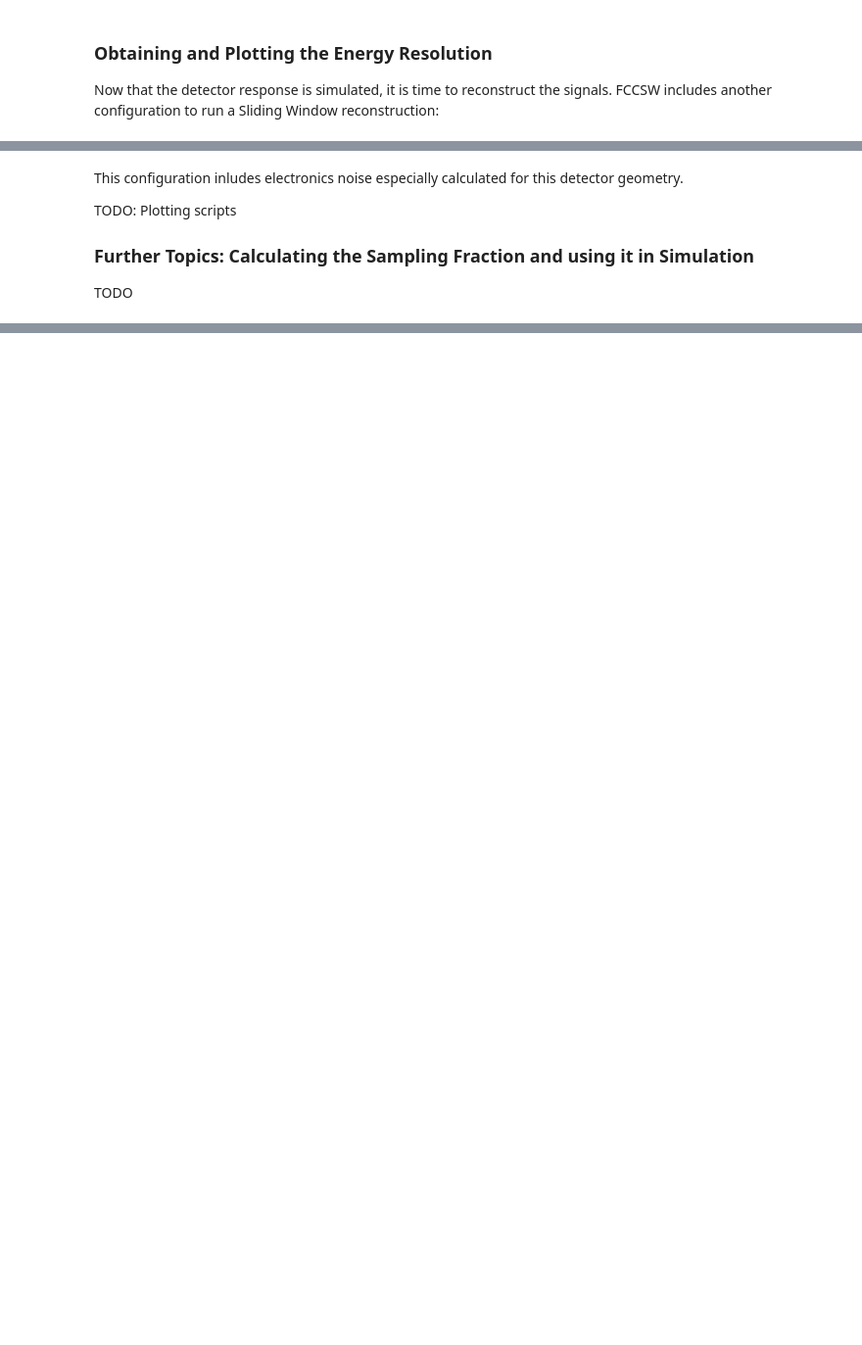
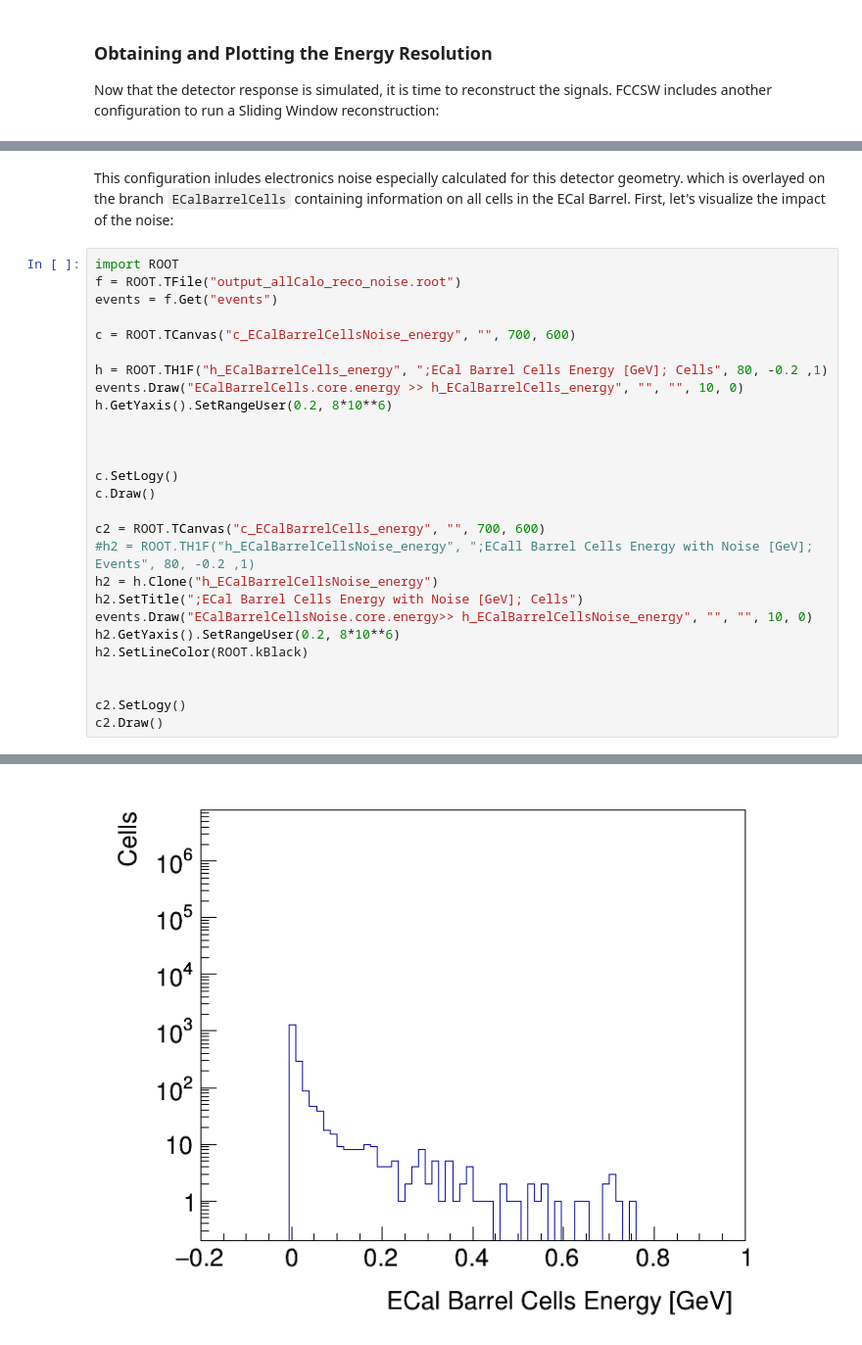
Before and after one commit to HEP-FCC/fcc-tutorials, a Jupyter notebook: notebooks/FccCaloPerformance.ipynb, the cells around one changed output, grey strips where cells are left out. Shown at 98% size. Cells and saved outputs as stored; diff of their text form; blank space fills up the shorter version.

Commit message:
Next iteration of CaloPerformance

```diff
--- a/notebooks/FccCaloPerformance.ipynb
+++ b/notebooks/FccCaloPerformance.ipynb
@@ -130,8 +182,31 @@ Now that the detector response is simulated, it is time to reconstruct the signa
-# %% [markdown]
-This configuration inludes electronics noise especially calculated for this detector geometry.
-
-TODO: Plotting scripts
-
-### Further Topics: Calculating the Sampling Fraction and using it in Simulation
-
-TODO
+# %% [markdown]
+This configuration inludes electronics noise especially calculated for this detector geometry. which is overlayed on the branch `ECalBarrelCells` containing information on all cells in the ECal Barrel.
+First, let's visualize the impact of the noise:
+# %%
+import ROOT
+f = ROOT.TFile("output_allCalo_reco_noise.root")
+events = f.Get("events")
+
+c = ROOT.TCanvas("c_ECalBarrelCellsNoise_energy", "", 700, 600)
+
+h = ROOT.TH1F("h_ECalBarrelCells_energy", ";ECal Barrel Cells Energy [GeV]; Cells", 80, -0.2 ,1)
+events.Draw("ECalBarrelCells.core.energy >> h_ECalBarrelCells_energy", "", "", 10, 0)
+h.GetYaxis().SetRangeUser(0.2, 8*10**6)
+
+
+
+c.SetLogy()
+c.Draw()
+
+c2 = ROOT.TCanvas("c_ECalBarrelCells_energy", "", 700, 600)
+#h2 = ROOT.TH1F("h_ECalBarrelCellsNoise_energy", ";ECall Barrel Cells Energy with Noise [GeV]; Events", 80, -0.2 ,1)
+h2 = h.Clone("h_ECalBarrelCellsNoise_energy")
+h2.SetTitle(";ECal Barrel Cells Energy with Noise [GeV]; Cells")
+events.Draw("ECalBarrelCellsNoise.core.energy>> h_ECalBarrelCellsNoise_energy", "", "", 10, 0)
+h2.GetYaxis().SetRangeUser(0.2, 8*10**6)
+h2.SetLineColor(ROOT.kBlack)
+
+
+c2.SetLogy()
+c2.Draw()
+# %% [output]
@@ -137,0 +215 @@ TODO
+[figure, added]
```
Also changed, not shown: parts of 17 cells of this notebook, 1 other file.
